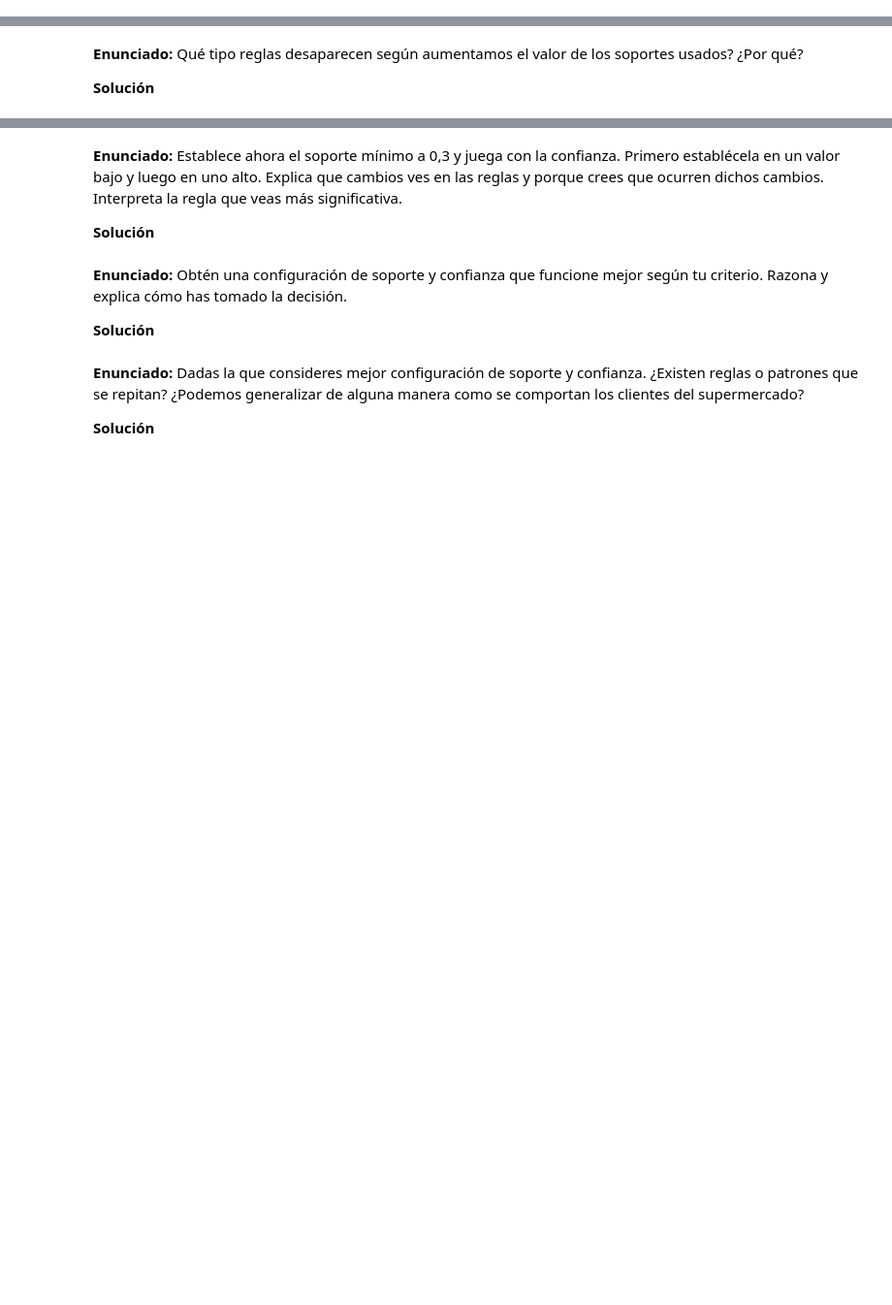
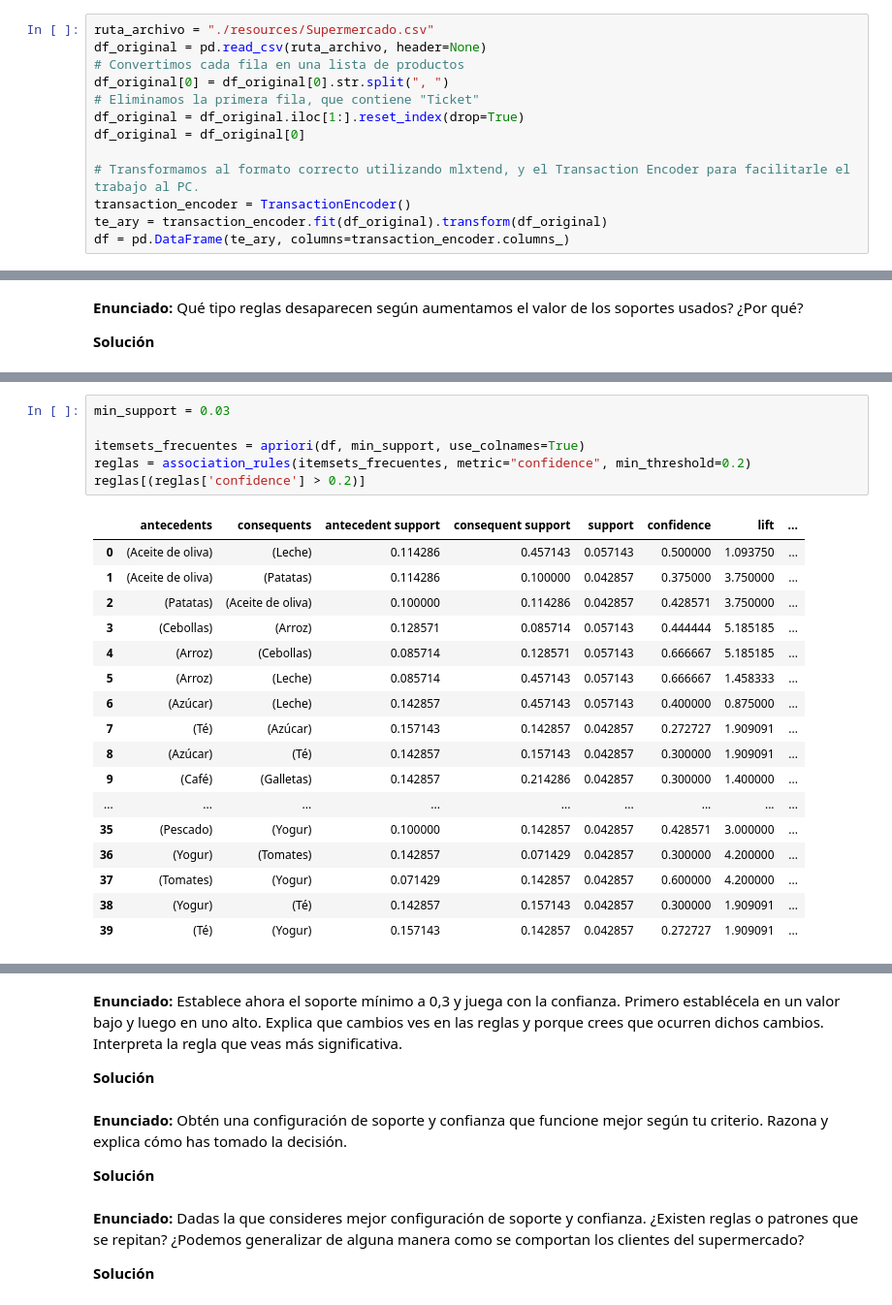
Before and after one commit to Carmoruda/Data_Mining, a Jupyter notebook: LAB02/Practica_1_GRUPOC5.ipynb, the cells around one changed output, grey strips where cells are left out. Shown at 97% size. Saved outputs shown, nothing was run; the diff lists cells and outputs as text; blank space fills up the shorter version.

```diff
--- a/LAB02/Practica_1_GRUPOC5.ipynb
+++ b/LAB02/Practica_1_GRUPOC5.ipynb
@@ -17,0 +25,13 @@ que se obtienen con dicho soporte.
+# %%
+ruta_archivo = "./resources/Supermercado.csv"
+df_original = pd.read_csv(ruta_archivo, header=None)
+# Convertimos cada fila en una lista de productos
+df_original[0] = df_original[0].str.split(", ")
+# Eliminamos la primera fila, que contiene "Ticket"
+df_original = df_original.iloc[1:].reset_index(drop=True)
+df_original = df_original[0]
+
+# Transformamos al formato correcto utilizando mlxtend, y el Transaction Encoder para facilitarle el trabajo al PC.
+transaction_encoder = TransactionEncoder()
+te_ary = transaction_encoder.fit(df_original).transform(df_original)
+df = pd.DataFrame(te_ary, columns=transaction_encoder.columns_)
@@ -21,0 +255,24 @@ que se obtienen con dicho soporte.
+# %%
+min_support = 0.03
+
+itemsets_frecuentes = apriori(df, min_support, use_colnames=True)
+reglas = association_rules(itemsets_frecuentes, metric="confidence", min_threshold=0.2)
+reglas[(reglas['confidence'] > 0.2)]
+# %% [output]
+|  | antecedents | consequents | antecedent support | consequent support | support | confidence | lift | ... |
+| 0 | (Aceite de oliva) | (Leche) | 0.114286 | 0.457143 | 0.057143 | 0.500000 | 1.093750 | ... |
+| 1 | (Aceite de oliva) | (Patatas) | 0.114286 | 0.100000 | 0.042857 | 0.375000 | 3.750000 | ... |
+| 2 | (Patatas) | (Aceite de oliva) | 0.100000 | 0.114286 | 0.042857 | 0.428571 | 3.750000 | ... |
+| 3 | (Cebollas) | (Arroz) | 0.128571 | 0.085714 | 0.057143 | 0.444444 | 5.185185 | ... |
+| 4 | (Arroz) | (Cebollas) | 0.085714 | 0.128571 | 0.057143 | 0.666667 | 5.185185 | ... |
+| 5 | (Arroz) | (Leche) | 0.085714 | 0.457143 | 0.057143 | 0.666667 | 1.458333 | ... |
+| 6 | (Azúcar) | (Leche) | 0.142857 | 0.457143 | 0.057143 | 0.400000 | 0.875000 | ... |
+| 7 | (Té) | (Azúcar) | 0.157143 | 0.142857 | 0.042857 | 0.272727 | 1.909091 | ... |
+| 8 | (Azúcar) | (Té) | 0.142857 | 0.157143 | 0.042857 | 0.300000 | 1.909091 | ... |
+| 9 | (Café) | (Galletas) | 0.142857 | 0.214286 | 0.042857 | 0.300000 | 1.400000 | ... |
+| ... | ... | ... | ... | ... | ... | ... | ... | ... |
+| 35 | (Pescado) | (Yogur) | 0.100000 | 0.142857 | 0.042857 | 0.428571 | 3.000000 | ... |
+| 36 | (Yogur) | (Tomates) | 0.142857 | 0.071429 | 0.042857 | 0.300000 | 4.200000 | ... |
+| 37 | (Tomates) | (Yogur) | 0.071429 | 0.142857 | 0.042857 | 0.600000 | 4.200000 | ... |
+| 38 | (Yogur) | (Té) | 0.142857 | 0.157143 | 0.042857 | 0.300000 | 1.909091 | ... |
+| 39 | (Té) | (Yogur) | 0.157143 | 0.142857 | 0.042857 | 0.272727 | 1.909091 | ... |
```
Also changed, not shown: parts of 24 cells of this notebook, 1 other file.
